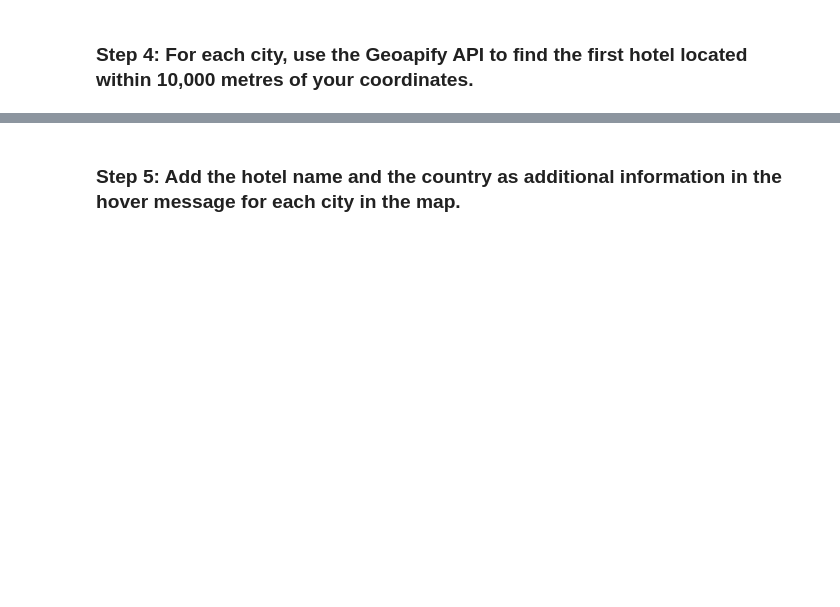
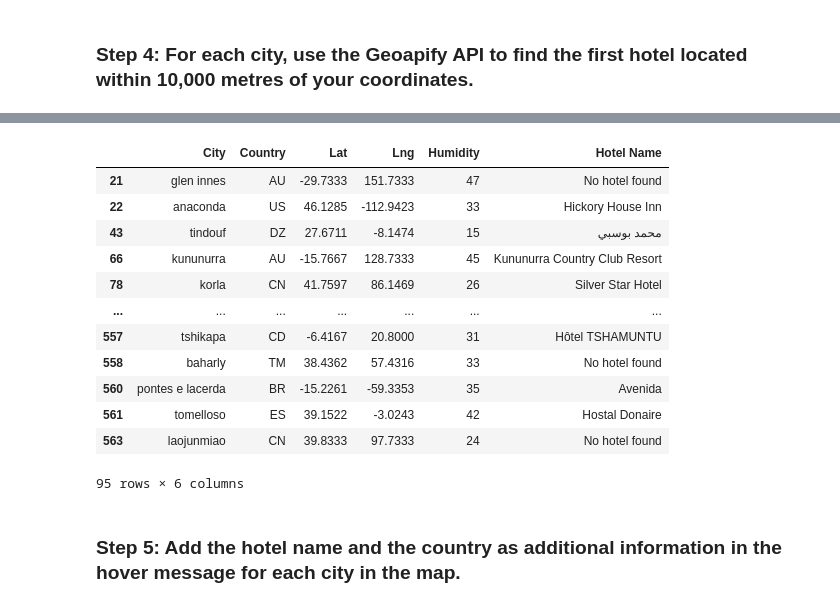
Before and after one commit to a1990alpalo/python-api-challenge-2023, a Jupyter notebook: VacationPy.ipynb, the cells around one changed output, grey strips where cells are left out. Cells and saved outputs as stored; diff of their text form; code cells hidden in the pictures; blank space fills up the shorter version.

```diff
--- a/VacationPy.ipynb
+++ b/VacationPy.ipynb
@@ -186,0 +116,54 @@ laojunmiao - nearest hotel: No hotel found
+# %%
+# Set parameters to search for a hotel
+radius = 10000
+
+params = {
+    "categories": "accommodation.hotel",
+    "limit": 1,
+    "apiKey": geoapify_key,
+}
+
+base_url = "https://api.geoapify.com/v2/places"
+
+print("Starting hotel search")
+
+# Iterate through the hotel_df DataFrame
+for index, row in hotel_df.iterrows():
+    lat = row["Lat"]
+    lng = row["Lng"]
+
+    # Geoapify requires longitude before latitude
+    params["filter"] = f"circle:{lng},{lat},{radius}"
+    params["bias"] = f"proximity:{lng},{lat}"
+
+    try:
+        response = requests.get(
+            base_url,
+            params=params,
+            timeout=10,
+        )
+        response.raise_for_status()
+        hotel_data = response.json()
+
+        features = hotel_data.get("features", [])
+
+        if features:
+            hotel_name = features[0]["properties"].get("name")
+            hotel_df.at[index, "Hotel Name"] = (
+                hotel_name or "No hotel name available"
+            )
+        else:
+            hotel_df.at[index, "Hotel Name"] = "No hotel found"
+
+    except requests.RequestException as error:
+        hotel_df.at[index, "Hotel Name"] = "API request failed"
+        print(f"{row['City']} - API error: {error}")
+        continue
+
+    print(
+        f"{row['City']} - nearest hotel: "
+        f"{hotel_df.at[index, 'Hotel Name']}"
+    )
+
+hotel_df
+# %% [output]
@@ -187,3 +187,16 @@ laojunmiao - nearest hotel: No hotel found
+|  | City | Country | Lat | Lng | Humidity | Hotel Name |
+| 21 | glen innes | AU | -29.7333 | 151.7333 | 47 | No hotel found |
+| 22 | anaconda | US | 46.1285 | -112.9423 | 33 | Hickory House Inn |
+| 43 | tindouf | DZ | 27.6711 | -8.1474 | 15 | محمد بوسبي |
+| 66 | kununurra | AU | -15.7667 | 128.7333 | 45 | Kununurra Country Club Resort |
+| 78 | korla | CN | 41.7597 | 86.1469 | 26 | Silver Star Hotel |
+| ... | ... | ... | ... | ... | ... | ... |
+| 557 | tshikapa | CD | -6.4167 | 20.8000 | 31 | Hôtel TSHAMUNTU |
+| 558 | baharly | TM | 38.4362 | 57.4316 | 33 | No hotel found |
+| 560 | pontes e lacerda | BR | -15.2261 | -59.3353 | 35 | Avenida |
+| 561 | tomelloso | ES | 39.1522 | -3.0243 | 42 | Hostal Donaire |
+| 563 | laojunmiao | CN | 39.8333 | 97.7333 | 24 | No hotel found |
+95 rows × 6 columns
 # %% [markdown]
 ### Step 5: Add the hotel name and the country as additional information in the hover message for each city in the map.
 # %%
```
Also changed, not shown: parts of 6 cells of this notebook.
